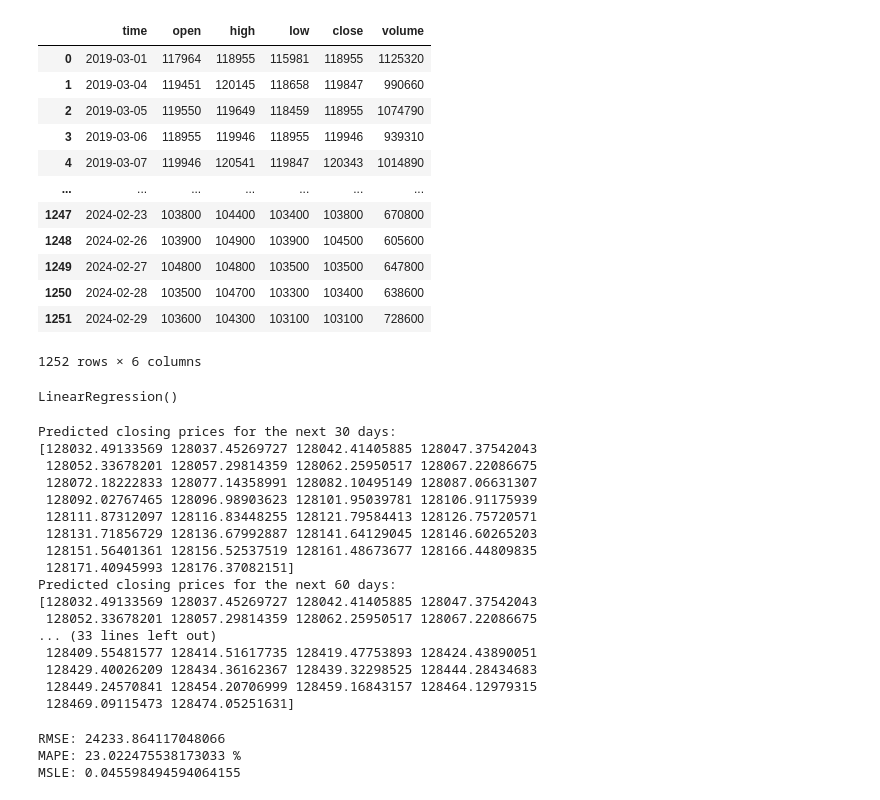
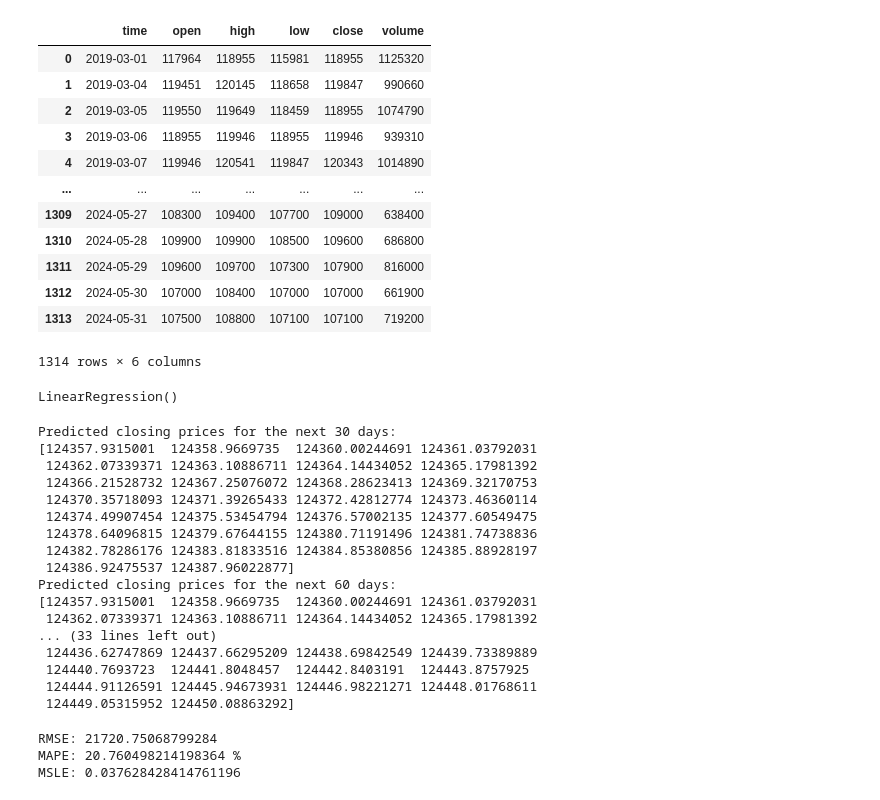
Before and after one commit to thaingocdung186/IS403_O22_HTCL_16, a Jupyter notebook: 3. Model/Linear Regression/LinearRegression_VJC_73.ipynb, the cells around one changed output. Drawn from its saved outputs; the diff is of its cells as text; code cells hidden in the pictures.

```diff
--- a/3. Model/Linear Regression/LinearRegression_VJC_73.ipynb
+++ b/3. Model/Linear Regression/LinearRegression_VJC_73.ipynb
@@ -7,22 +7,22 @@ from sklearn.preprocessing import MinMaxScaler
 from sklearn.linear_model import LinearRegression
 # %%
 # 2. Read the data file and show the data
-df = pd.read_csv('/Users/mac/Documents/HK6/IS403.PTDL KD/đồ án main/code/Data_stock_VJC_VN.csv')
+df = pd.read_csv('/Users/mac/Documents/HK6/IS403.PTDL KD/đồ án main/code/Data_stock_VJC_new.csv')
 df
 # %% [output]
 |  | time | open | high | low | close | volume |
 | 0 | 2019-03-01 | 117964 | 118955 | 115981 | 118955 | 1125320 |
 | 1 | 2019-03-04 | 119451 | 120145 | 118658 | 119847 | 990660 |
 | 2 | 2019-03-05 | 119550 | 119649 | 118459 | 118955 | 1074790 |
 | 3 | 2019-03-06 | 118955 | 119946 | 118955 | 119946 | 939310 |
 | 4 | 2019-03-07 | 119946 | 120541 | 119847 | 120343 | 1014890 |
 | ... | ... | ... | ... | ... | ... | ... |
-| 1247 | 2024-02-23 | 103800 | 104400 | 103400 | 103800 | 670800 |
-| 1248 | 2024-02-26 | 103900 | 104900 | 103900 | 104500 | 605600 |
-| 1249 | 2024-02-27 | 104800 | 104800 | 103500 | 103500 | 647800 |
-| 1250 | 2024-02-28 | 103500 | 104700 | 103300 | 103400 | 638600 |
-| 1251 | 2024-02-29 | 103600 | 104300 | 103100 | 103100 | 728600 |
+| 1309 | 2024-05-27 | 108300 | 109400 | 107700 | 109000 | 638400 |
+| 1310 | 2024-05-28 | 109900 | 109900 | 108500 | 109600 | 686800 |
+| 1311 | 2024-05-29 | 109600 | 109700 | 107300 | 107900 | 816000 |
+| 1312 | 2024-05-30 | 107000 | 108400 | 107000 | 107000 | 661900 |
+| 1313 | 2024-05-31 | 107500 | 108800 | 107100 | 107100 | 719200 |
-1252 rows × 6 columns
+1314 rows × 6 columns
 # %%
 # 3. Divide the train:test at a ratio of 7:3
 df = df[['close']]
@@ -72,22 +72,22 @@ print('Predicted closing prices for the next 90 days:')
 print(y_next_90_days)
 # %% [output]
 Predicted closing prices for the next 30 days:
-[128032.49133569 128037.45269727 128042.41405885 128047.37542043
- 128052.33678201 128057.29814359 128062.25950517 128067.22086675
- 128072.18222833 128077.14358991 128082.10495149 128087.06631307
- 128092.02767465 128096.98903623 128101.95039781 128106.91175939
- 128111.87312097 128116.83448255 128121.79584413 128126.75720571
- 128131.71856729 128136.67992887 128141.64129045 128146.60265203
- 128151.56401361 128156.52537519 128161.48673677 128166.44809835
- 128171.40945993 128176.37082151]
+[124357.9315001  124358.9669735  124360.00244691 124361.03792031
+ 124362.07339371 124363.10886711 124364.14434052 124365.17981392
+ 124366.21528732 124367.25076072 124368.28623413 124369.32170753
+ 124370.35718093 124371.39265433 124372.42812774 124373.46360114
+ 124374.49907454 124375.53454794 124376.57002135 124377.60549475
+ 124378.64096815 124379.67644155 124380.71191496 124381.74738836
+ 124382.78286176 124383.81833516 124384.85380856 124385.88928197
+ 124386.92475537 124387.96022877]
 Predicted closing prices for the next 60 days:
-[128032.49133569 128037.45269727 128042.41405885 128047.37542043
- 128052.33678201 128057.29814359 128062.25950517 128067.22086675
+[124357.9315001  124358.9669735  124360.00244691 124361.03792031
+ 124362.07339371 124363.10886711 124364.14434052 124365.17981392
 ... (33 lines left out)
- 128409.55481577 128414.51617735 128419.47753893 128424.43890051
- 128429.40026209 128434.36162367 128439.32298525 128444.28434683
- 128449.24570841 128454.20706999 128459.16843157 128464.12979315
- 128469.09115473 128474.05251631]
+ 124436.62747869 124437.66295209 124438.69842549 124439.73389889
+ 124440.7693723  124441.8048457  124442.8403191  124443.8757925
+ 124444.91126591 124445.94673931 124446.98221271 124448.01768611
+ 124449.05315952 124450.08863292]
 # %%
 # 7. Evaluate the model
 from sklearn.metrics import mean_squared_error, mean_absolute_percentage_error, mean_squared_log_error
@@ -109,8 +109,8 @@ print("RMSE:", rmse_test)
 print("MAPE:", mape_test, "%")
 print("MSLE:", msle_test)
 # %% [output]
-RMSE: 24233.864117048066
-MAPE: 23.022475538173033 %
-MSLE: 0.045598494594064155
+RMSE: 21720.75068799284
+MAPE: 20.760498214198364 %
+MSLE: 0.037628428414761196
 # %%
 # 8.Plot the results
```
Also changed, not shown: parts of 1 cell of this notebook, 7 other files.
